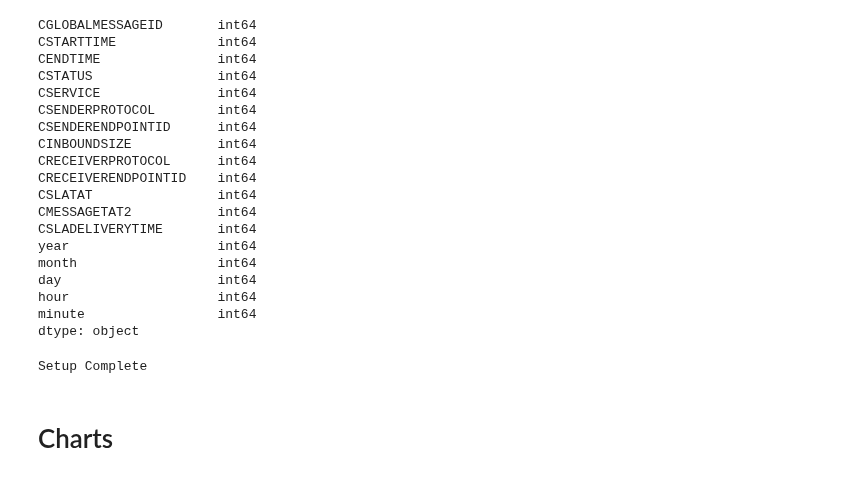
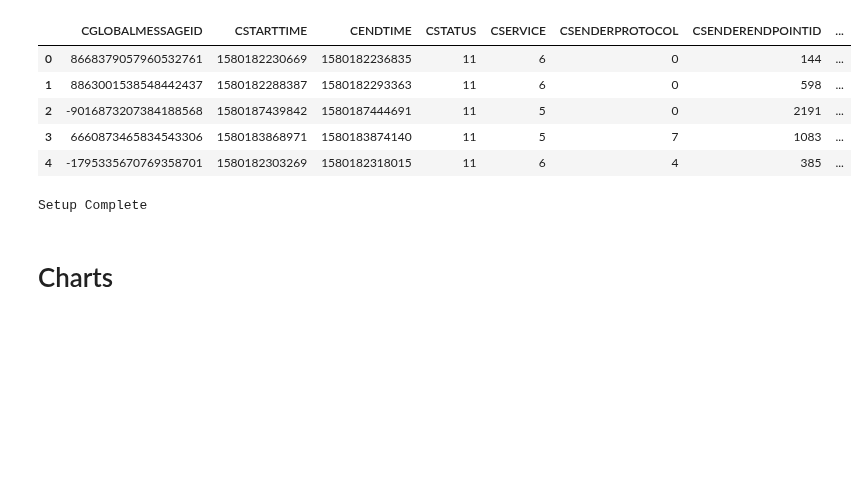
Before and after one commit to scray/scray, a Jupyter notebook: scray-examples/python/demo_messageCharts.ipynb, the cells around one changed output. Cells and saved outputs as stored; diff of their text form; code cells hidden in the pictures; blank space fills up the shorter version.

```diff
--- a/scray-examples/python/demo_messageCharts.ipynb
+++ b/scray-examples/python/demo_messageCharts.ipynb
@@ -13,31 +13,20 @@ import pandas as pd
 from pyspark.sql import functions
 # %%
 #pfall = pd.read_parquet('/tmp/msgsenders_0702.parquet', engine='fastparquet')
-pfall = pd.read_parquet('/tmp/sla_1580137124017.parquet', engine='pyarrow')
+#pfall = pd.read_parquet('/tmp/sla_1580137124017.parquet', engine='pyarrow')
+pfall = pd.read_parquet('/tmp/sla_1580199488133.parquet', engine='pyarrow')
 # %%
 #adddatecolumns(pfall,pfall,'CSTARTTIME')
-#pfall.head()
-pfall.dtypes
+pfall.head()
+#pfall.dtypes
+#!ls -l /tmp/sla_*.parquet
 # %% [output]
-CGLOBALMESSAGEID       int64
-CSTARTTIME             int64
-CENDTIME               int64
-CSTATUS                int64
-CSERVICE               int64
-CSENDERPROTOCOL        int64
-CSENDERENDPOINTID      int64
-CINBOUNDSIZE           int64
-CRECEIVERPROTOCOL      int64
-CRECEIVERENDPOINTID    int64
-CSLATAT                int64
-CMESSAGETAT2           int64
-CSLADELIVERYTIME       int64
-year                   int64
-month                  int64
-day                    int64
-hour                   int64
-minute                 int64
-dtype: object
+|  | CGLOBALMESSAGEID | CSTARTTIME | CENDTIME | CSTATUS | CSERVICE | CSENDERPROTOCOL | CSENDERENDPOINTID | ... |
+| 0 | 8668379057960532761 | 1580182230669 | 1580182236835 | 11 | 6 | 0 | 144 | ... |
+| 1 | 8863001538548442437 | 1580182288387 | 1580182293363 | 11 | 6 | 0 | 598 | ... |
+| 2 | -9016873207384188568 | 1580187439842 | 1580187444691 | 11 | 5 | 0 | 2191 | ... |
+| 3 | 6660873465834543306 | 1580183868971 | 1580183874140 | 11 | 5 | 7 | 1083 | ... |
+| 4 | -1795335670769358701 | 1580182303269 | 1580182318015 | 11 | 6 | 4 | 385 | ... |
 # %%
 from datetime import time
 import datetime as dt
```
Also changed, not shown: parts of 1 cell of this notebook, 3 other files.
